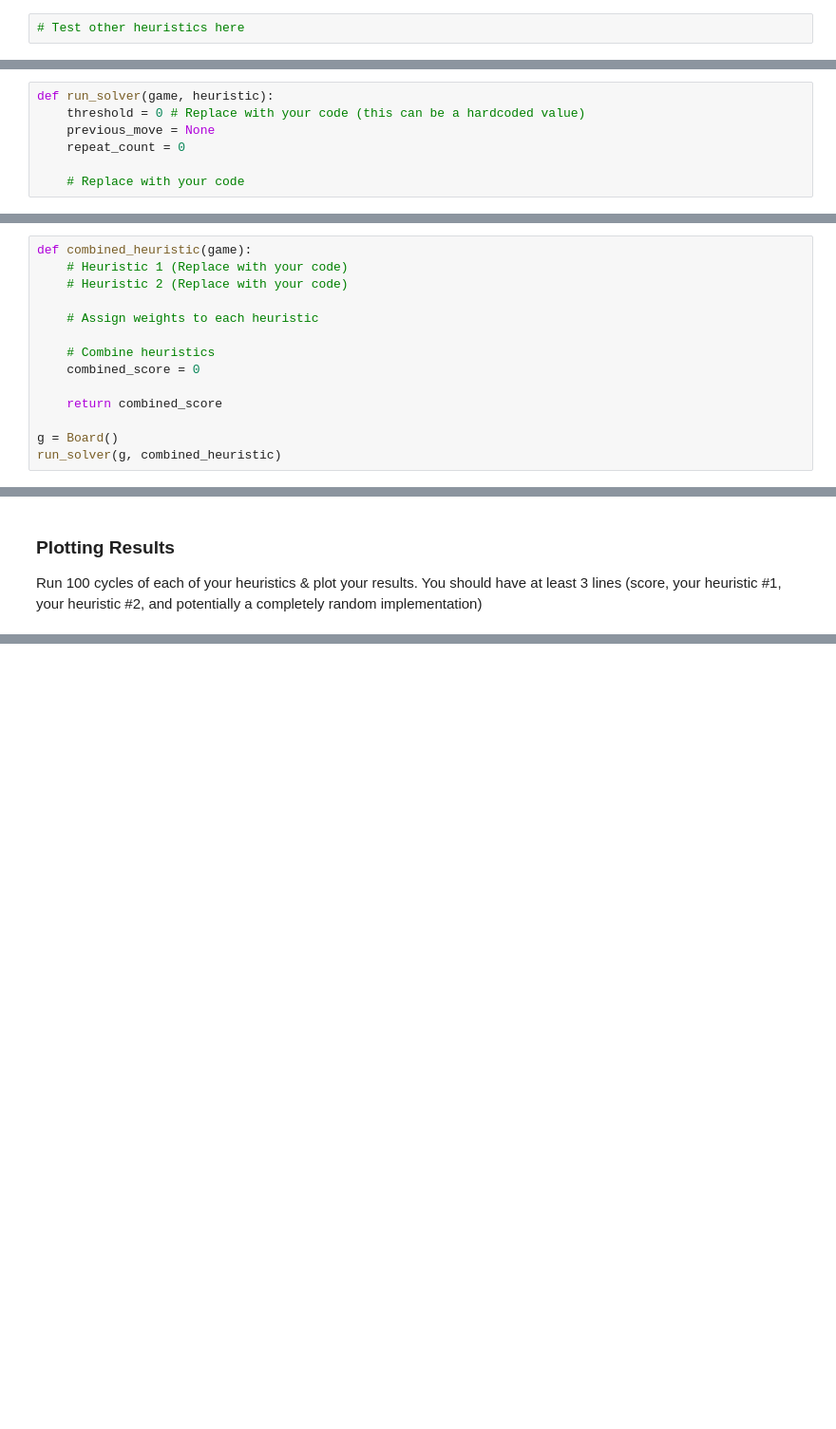
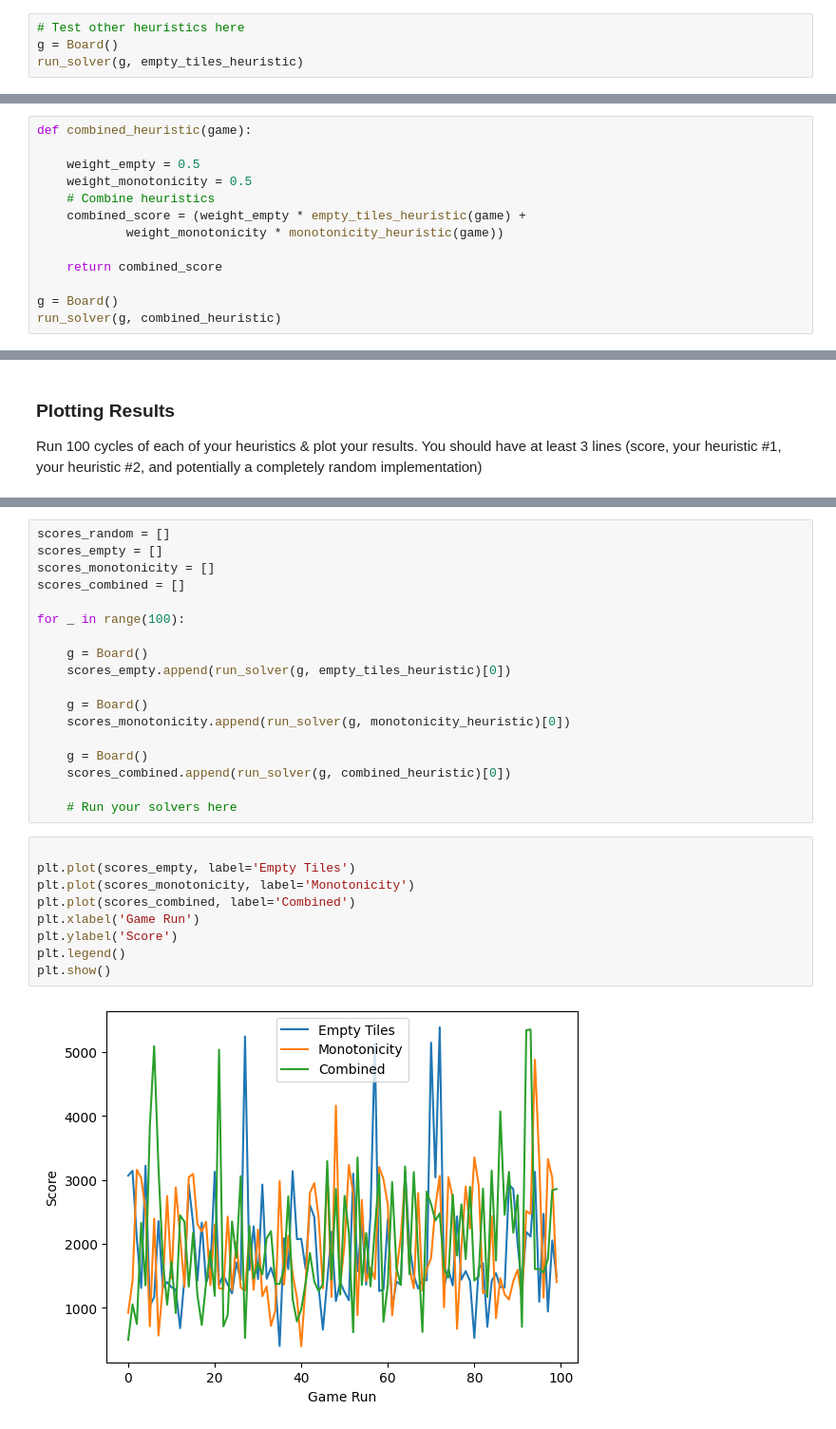
Before and after one commit to vaanibhatnagar/advanced-algorithms-2025-01, a Jupyter notebook: lab-assignments/03-heuristics/03-heuristics-lab.ipynb, the cells around one changed output, grey strips where cells are left out. Shown at 95% size. Cells and saved outputs as stored; diff of their text form; blank space fills up the shorter version.

Commit message:
Completed 03-heuristics-lab.ipynb

```diff
--- a/lab-assignments/03-heuristics/03-heuristics-lab.ipynb
+++ b/lab-assignments/03-heuristics/03-heuristics-lab.ipynb
@@ -125,3 +195,5 @@ Score: 4400
 Try the full game solver on some of your other heuristics. Note that sometimes they will flatline or get stuck in a pattern of moves that do not appear to converge in a termination point.
 # %%
 # Test other heuristics here
+g = Board()
+run_solver(g, empty_tiles_heuristic)
@@ -129,10 +216,3 @@ Try the full game solver on some of your other heuristics. Note that sometimes t
 #### Resolving Flatlining
 
 One way to resolve flatlining is to to update the solver to count for a certain number of repeating moves and reintroduce a random selection.
-# %%
-def run_solver(game, heuristic):
-    threshold = 0 # Replace with your code (this can be a hardcoded value)
-    previous_move = None
-    repeat_count = 0
-
-    # Replace with your code
@@ -144,13 +248,12 @@ A simple way to incorporate multiple heuristics is to create a `combined_heurist
 The combined score should be calculated by multiplying the weight of an individual heuristic's score with its score.
 # %%
 def combined_heuristic(game):
-    # Heuristic 1 (Replace with your code)
-    # Heuristic 2 (Replace with your code)
 
-    # Assign weights to each heuristic
-
+    weight_empty = 0.5
+    weight_monotonicity = 0.5
     # Combine heuristics
-    combined_score = 0
+    combined_score = (weight_empty * empty_tiles_heuristic(game) +
+            weight_monotonicity * monotonicity_heuristic(game))
 
     return combined_score
 
@@ -169,0 +272,29 @@ plt.show()
+# %%
+scores_random = []
+scores_empty = []
+scores_monotonicity = []
+scores_combined = []
+
+for _ in range(100):
+
+    g = Board()
+    scores_empty.append(run_solver(g, empty_tiles_heuristic)[0])
+
+    g = Board()
+    scores_monotonicity.append(run_solver(g, monotonicity_heuristic)[0])
+
+    g = Board()
+    scores_combined.append(run_solver(g, combined_heuristic)[0])
+
+    # Run your solvers here
+# %%
+
+plt.plot(scores_empty, label='Empty Tiles')
+plt.plot(scores_monotonicity, label='Monotonicity')
+plt.plot(scores_combined, label='Combined')
+plt.xlabel('Game Run')
+plt.ylabel('Score')
+plt.legend()
+plt.show()
+# %% [output]
+[figure, added]
```
Also changed, not shown: parts of 18 cells of this notebook.
